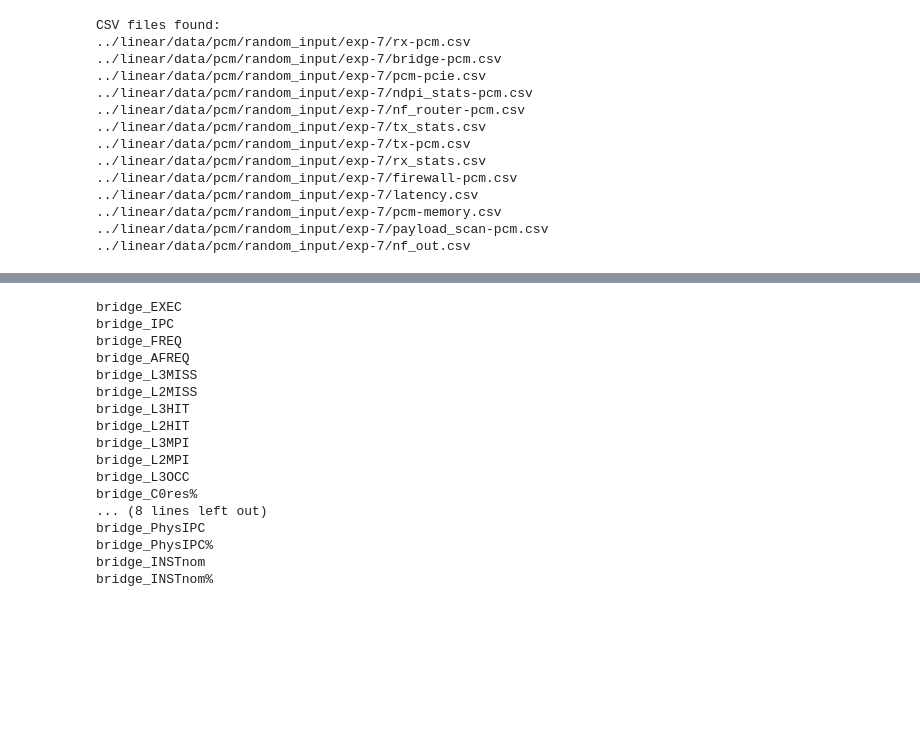
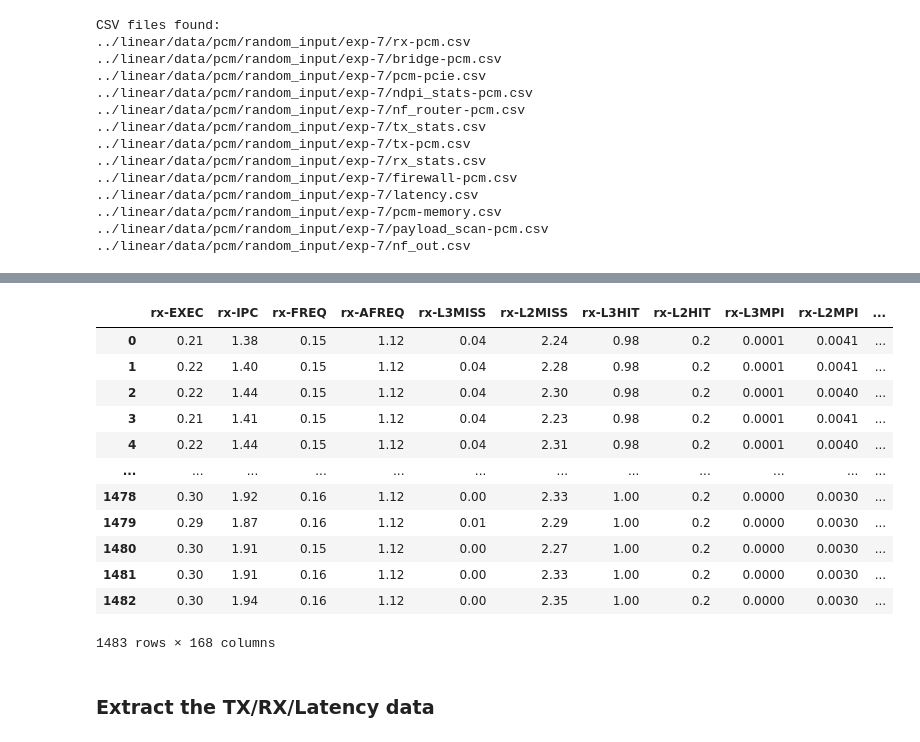
Before and after one commit to evesiphus/onvm, a Jupyter notebook: notebooks/data_preprocessing_pcm.ipynb, the cells around one changed output, grey strips where cells are left out. Drawn from its saved outputs; the diff is of its cells as text; code cells hidden in the pictures; blank space fills up the shorter version.

Commit message:
add a jupyter notebook for data/feature extraction

```diff
--- a/notebooks/data_preprocessing_pcm.ipynb
+++ b/notebooks/data_preprocessing_pcm.ipynb
@@ -77,13 +67,22 @@ vnfs
 # %%
 # Load the PCM files
+df_list = []
 for p in vnfs:
-    print("VNF: ", os.path.basename(p).split("-")[0])
+    vnf = os.path.basename(p).split("-")[0]
+    print("VNF: ", vnf)
 
     # Read the PCM csv file for each function, using the first two rows as header fields
     df = pd.read_csv(p, header=[0,1])
 
     # Define the relevant fields that need to be extracted from the source.
     columns_filtered = [col for col in df.columns if re.match(r'Core\d',col[0])]
-    print(columns_filtered)
+
+    columns_new = []
+    for c in columns_filtered:
+        columns_new.append(vnf + '-' + c[1])
+
+    df_1 = df[columns_filtered]
+    df_1.columns = columns_new
+    df_list.append(df_1)
 # %% [output]
 VNF:  rx
@@ -141,21 +95,26 @@ core[columns_filtered]
-# %%
-for c in columns_filtered:
-    print("bridge_" + c[1])
-# %% [output]
-bridge_EXEC
-bridge_IPC
-bridge_FREQ
-bridge_AFREQ
-bridge_L3MISS
-bridge_L2MISS
-bridge_L3HIT
-bridge_L2HIT
-bridge_L3MPI
-bridge_L2MPI
-bridge_L3OCC
-bridge_C0res%
-... (8 lines left out)
-bridge_PhysIPC
-bridge_PhysIPC%
-bridge_INSTnom
-bridge_INSTnom%
+# %%
+# Step 1: Find the length of the shortest DataFrame
+min_length = min(len(df) for df in df_list)
+
+# Step 2: Truncate each DataFrame to the length of the shortest one
+truncated_dfs = [df.head(min_length) for df in df_list]
+
+# Step 3: Concatenate the DataFrames column-wise
+pcm = pd.concat(truncated_dfs, axis=1)
+pcm
+# %% [output]
+|  | rx-EXEC | rx-IPC | rx-FREQ | rx-AFREQ | rx-L3MISS | rx-L2MISS | rx-L3HIT | rx-L2HIT | rx-L3MPI | rx-L2MPI | ... |
+| 0 | 0.21 | 1.38 | 0.15 | 1.12 | 0.04 | 2.24 | 0.98 | 0.2 | 0.0001 | 0.0041 | ... |
+| 1 | 0.22 | 1.40 | 0.15 | 1.12 | 0.04 | 2.28 | 0.98 | 0.2 | 0.0001 | 0.0041 | ... |
+| 2 | 0.22 | 1.44 | 0.15 | 1.12 | 0.04 | 2.30 | 0.98 | 0.2 | 0.0001 | 0.0040 | ... |
+| 3 | 0.21 | 1.41 | 0.15 | 1.12 | 0.04 | 2.23 | 0.98 | 0.2 | 0.0001 | 0.0041 | ... |
+| 4 | 0.22 | 1.44 | 0.15 | 1.12 | 0.04 | 2.31 | 0.98 | 0.2 | 0.0001 | 0.0040 | ... |
+| ... | ... | ... | ... | ... | ... | ... | ... | ... | ... | ... | ... |
+| 1478 | 0.30 | 1.92 | 0.16 | 1.12 | 0.00 | 2.33 | 1.00 | 0.2 | 0.0000 | 0.0030 | ... |
+| 1479 | 0.29 | 1.87 | 0.16 | 1.12 | 0.01 | 2.29 | 1.00 | 0.2 | 0.0000 | 0.0030 | ... |
+| 1480 | 0.30 | 1.91 | 0.15 | 1.12 | 0.00 | 2.27 | 1.00 | 0.2 | 0.0000 | 0.0030 | ... |
+| 1481 | 0.30 | 1.91 | 0.16 | 1.12 | 0.00 | 2.33 | 1.00 | 0.2 | 0.0000 | 0.0030 | ... |
+| 1482 | 0.30 | 1.94 | 0.16 | 1.12 | 0.00 | 2.35 | 1.00 | 0.2 | 0.0000 | 0.0030 | ... |
+1483 rows × 168 columns
+# %% [markdown]
+### Extract the TX/RX/Latency data
```
Also changed, not shown: parts of 15 cells of this notebook, 1 other file.
